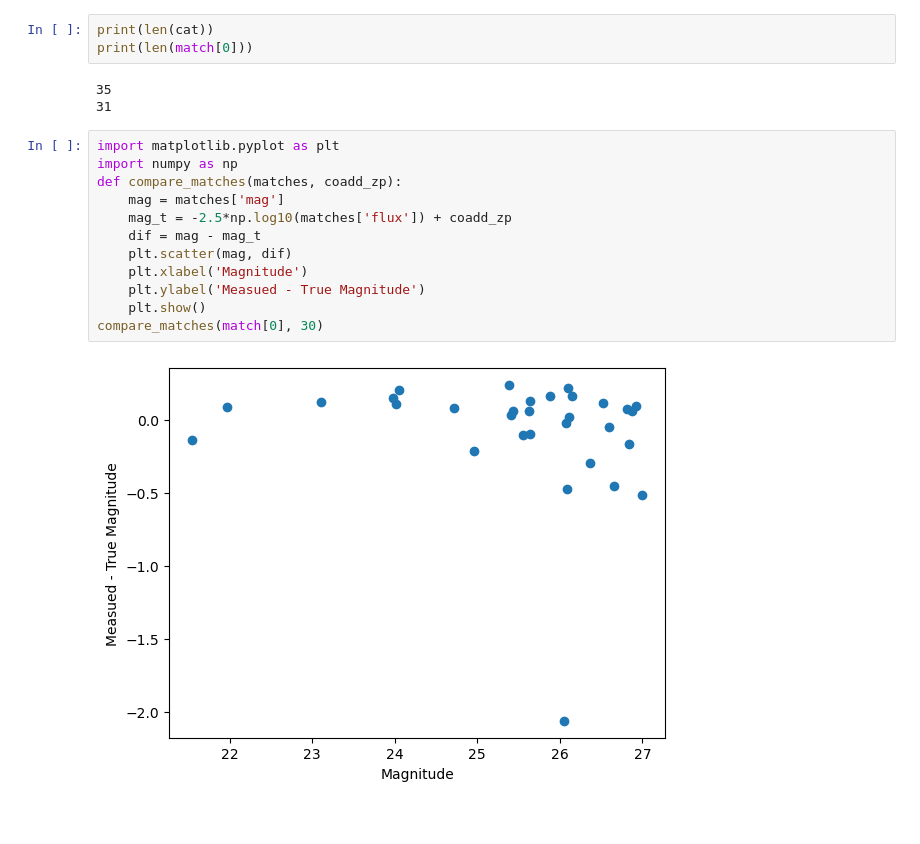
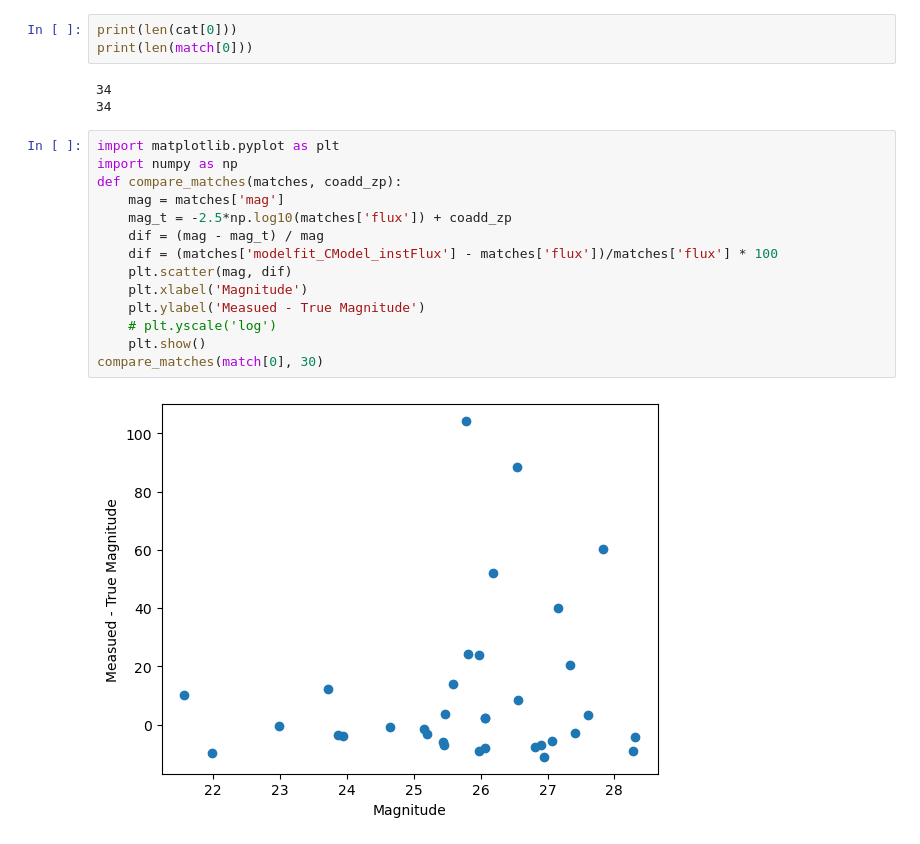
Before and after one commit to philipladuca24/LSST-SimCatVal, a Jupyter notebook: LSST-SimCatVal/testing.ipynb, the cells around one changed output. Saved outputs shown, nothing was run; the diff lists cells and outputs as text.

```diff
--- a/LSST-SimCatVal/testing.ipynb
+++ b/LSST-SimCatVal/testing.ipynb
@@ -27,23 +29,25 @@ Length = 35 rows
 # %%
-print(len(cat))
+print(len(cat[0]))
 print(len(match[0]))
 # %% [output]
-35
-31
+34
+34
 # %%
 import matplotlib.pyplot as plt
 import numpy as np
 def compare_matches(matches, coadd_zp):
     mag = matches['mag']
     mag_t = -2.5*np.log10(matches['flux']) + coadd_zp
-    dif = mag - mag_t
+    dif = (mag - mag_t) / mag
+    dif = (matches['modelfit_CModel_instFlux'] - matches['flux'])/matches['flux'] * 100
     plt.scatter(mag, dif)
     plt.xlabel('Magnitude')
     plt.ylabel('Measued - True Magnitude')
+    # plt.yscale('log')
     plt.show()
 compare_matches(match[0], 30)
 # %% [output]
-[figure, old version]
+[figure, new version]
 # %%
 from matplotlib.patches import Ellipse
 from astropy.visualization import MinMaxInterval, SqrtStretch, ImageNormalize, AsinhStretch
```
Also changed, not shown: parts of 3 cells of this notebook, 4 other files.
